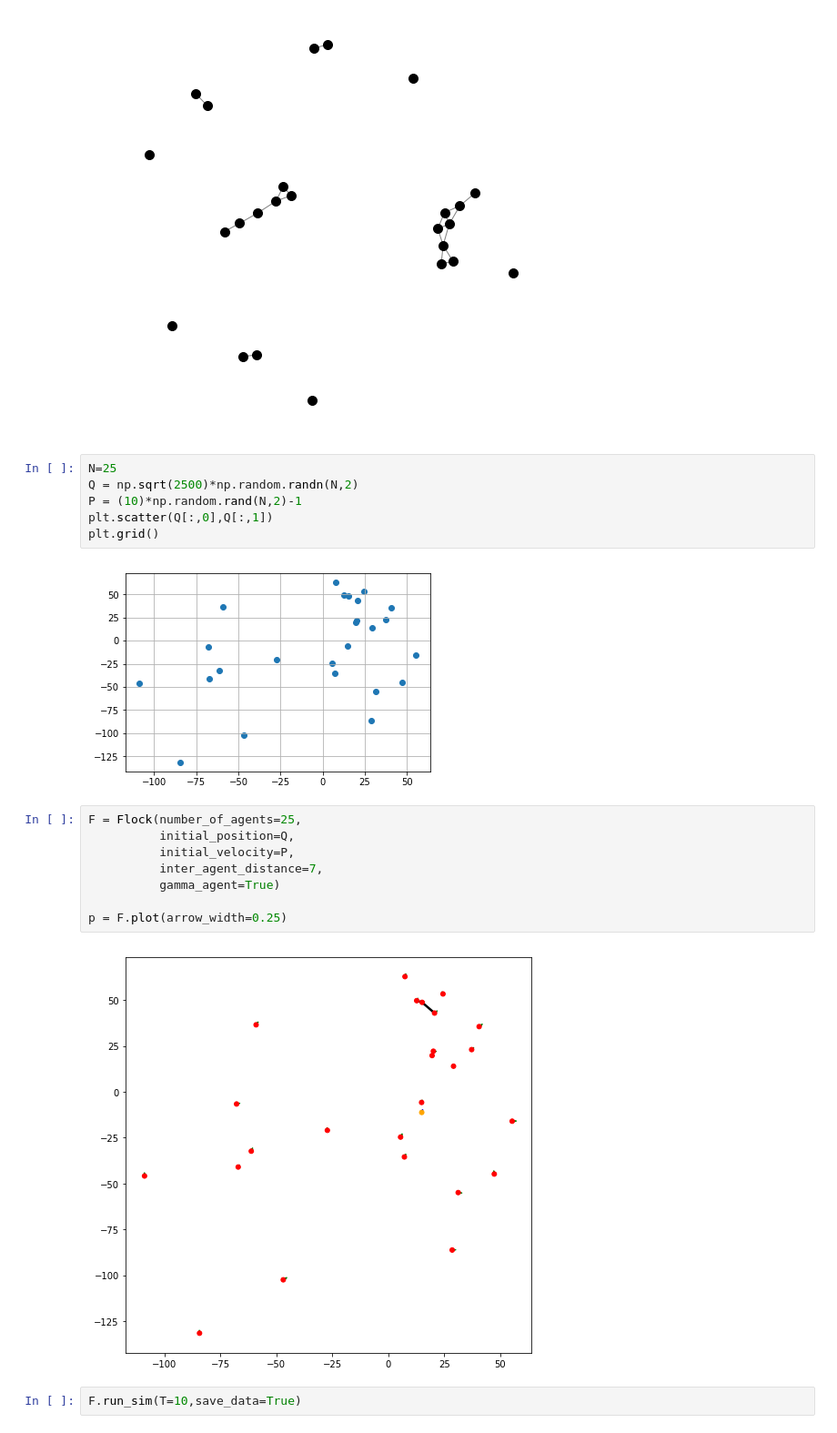
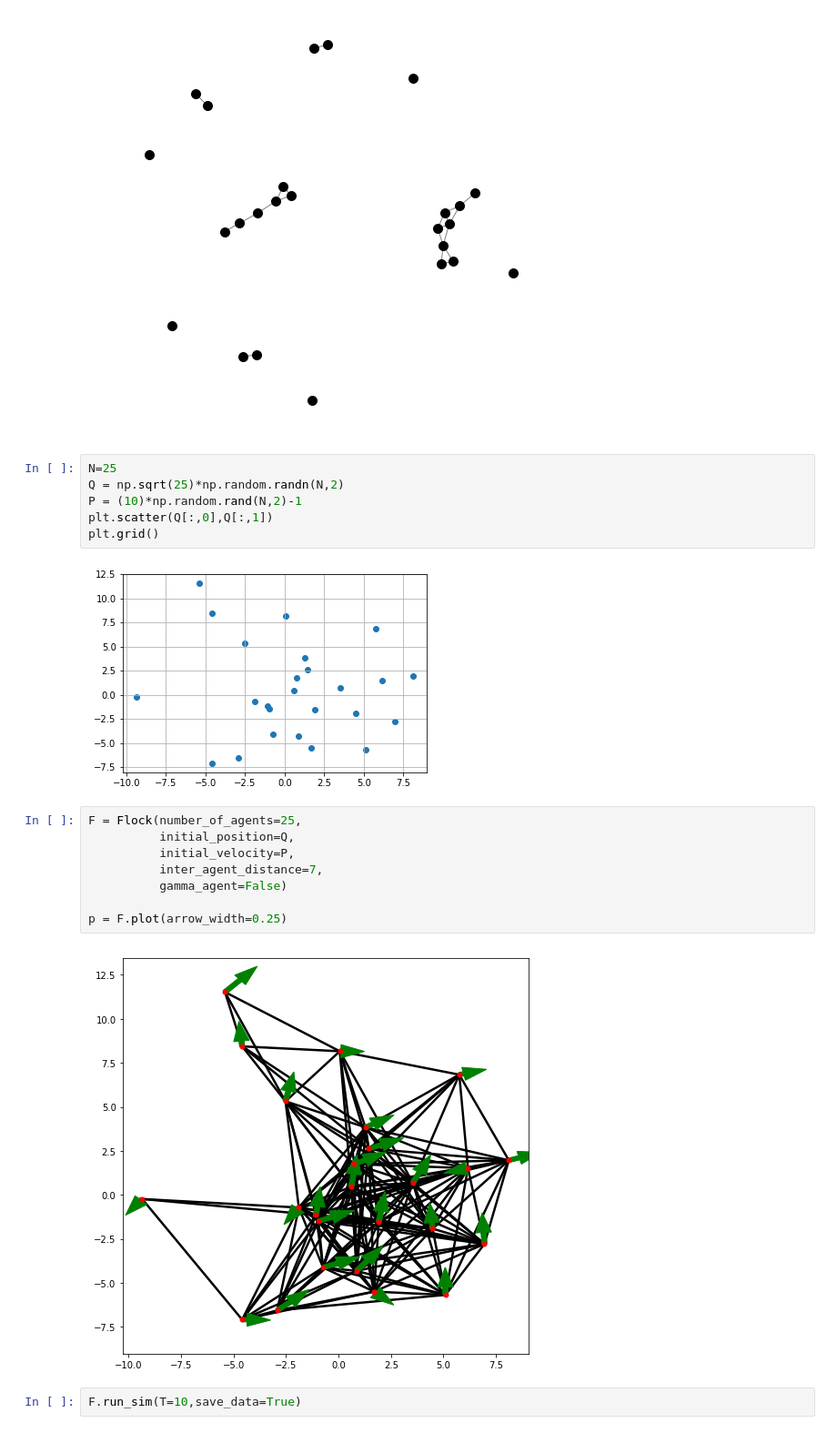
Before and after one commit to harveydevereux/Consensus, a Jupyter notebook: Notes/Flocking2.ipynb, the cells around one changed output. Shown at 91% size. Saved outputs shown, nothing was run; the diff lists cells and outputs as text.

Commit message:
more movies/graphs

```diff
--- a/Notes/Flocking2.ipynb
+++ b/Notes/Flocking2.ipynb
@@ -104,22 +104,22 @@ p=draw_graph(get_net(Q))
 [figure]
 # %%
 N=25
-Q = np.sqrt(2500)*np.random.randn(N,2)
+Q = np.sqrt(25)*np.random.randn(N,2)
 P = (10)*np.random.rand(N,2)-1
 plt.scatter(Q[:,0],Q[:,1])
 plt.grid()
 # %% [output]
-[figure, old version]
+[figure, new version]
 # %%
 F = Flock(number_of_agents=25,
           initial_position=Q,
           initial_velocity=P,
           inter_agent_distance=7,
-          gamma_agent=True)
+          gamma_agent=False)
 
 p = F.plot(arrow_width=0.25)
 # %% [output]
-[figure, old version]
+[figure, new version]
 # %%
 F.run_sim(T=10,save_data=True)
 # %%
```
Also changed, not shown: parts of 9 cells of this notebook, 15 other files.
